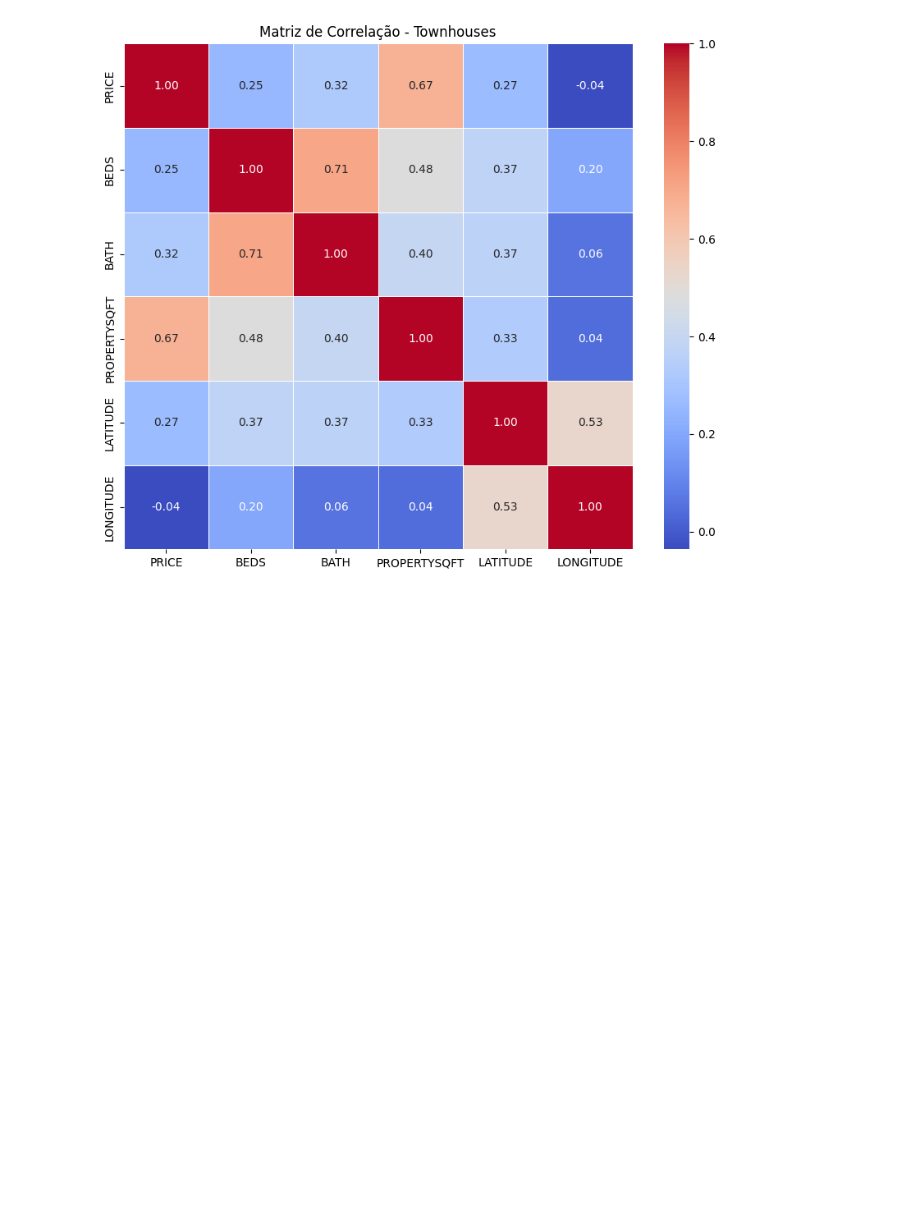
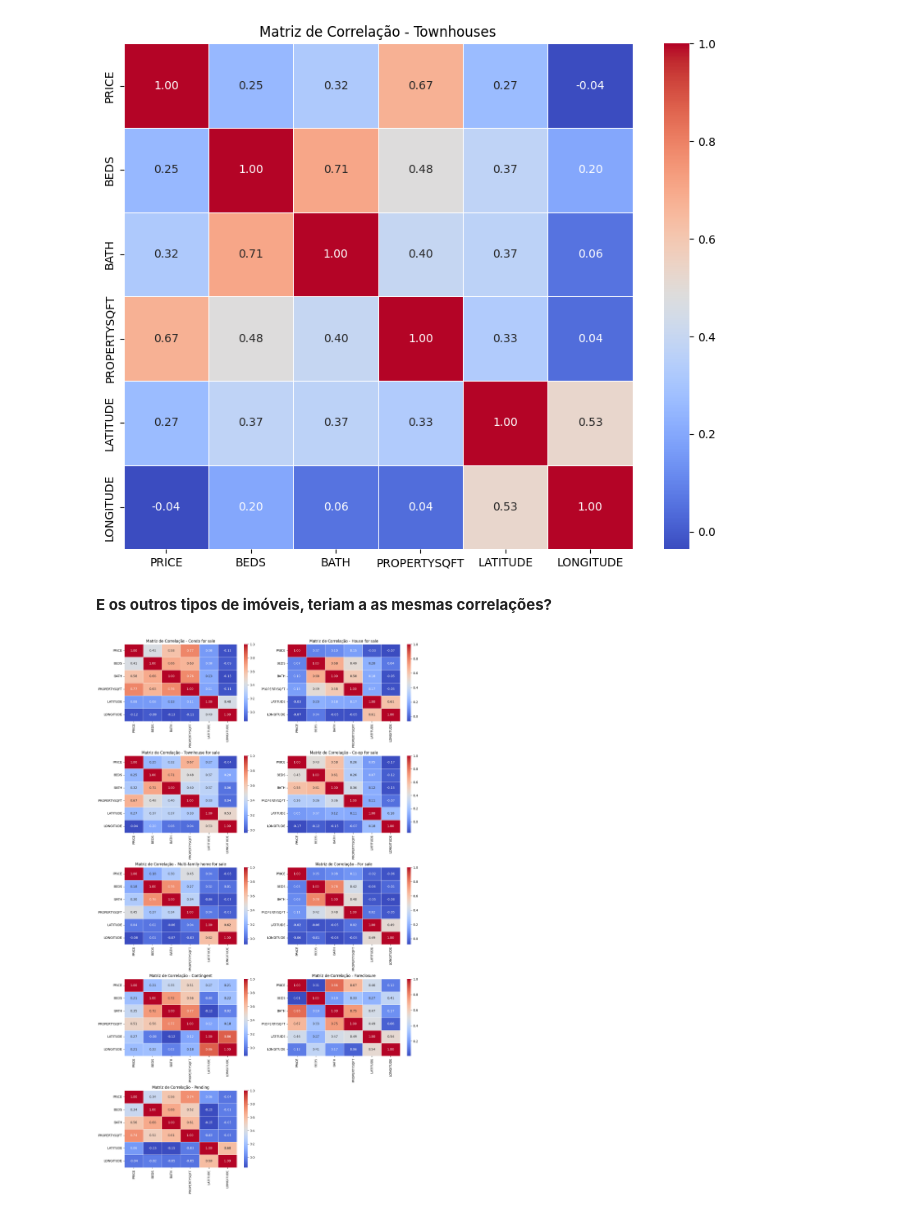
Before and after one commit to RenanYMartins/ADD-Trabalho1, a Jupyter notebook: Analise_Vendas_Automotivas.ipynb, the cells around one changed output. Drawn from its saved outputs; the diff is of its cells as text; code cells hidden in the pictures; blank space fills up the shorter version.

Commit message:
Correlação outros tipos e regressão linear

```diff
--- a/Analise_Vendas_Automotivas.ipynb
+++ b/Analise_Vendas_Automotivas.ipynb
@@ -417,3 +418,49 @@ plt.title('Matriz de Correlação - Townhouses')
 plt.show()
 # %% [output]
 [figure]
+# %% [markdown]
+**E os outros tipos de imóveis, teriam a as mesmas correlações?**
+# %%
+tipos_excluir = ['Mobile house for sale', 'Land for sale', 'Condop for sale', 'Coming Soon']
+
+tipos_imovel = [tipo for tipo in df['TYPE'].dropna().unique() if tipo not in tipos_excluir]
+
+n_cols = 2
+n = len(tipos_imovel)
+n_rows = int(np.ceil(n / n_cols))
+
+fig, axes = plt.subplots(n_rows, n_cols, figsize=(15, 5 * n_rows))
+
+axes = np.array(axes).reshape(n_rows, n_cols)
+
+for idx, tipo in enumerate(tipos_imovel):
+    row = idx // n_cols
+    col = idx % n_cols
+    ax = axes[row, col]
+
+    df_tipo = df[df['TYPE'].str.contains(tipo, case=False, na=False)]
+    corr_tipo = df_tipo.select_dtypes(include='number').corr()
+
+    if not corr_tipo.empty:
+        sns.heatmap(
+            corr_tipo,
+            annot=True,
+            cmap='coolwarm',
+            linewidths=0.5,
+            fmt='.2f',
+            ax=ax
+        )
+        ax.set_title(f'Matriz de Correlação - {tipo}')
+    else:
+        ax.axis('off')
+        ax.set_title(f'Sem dados numéricos - {tipo}')
+
+for i in range(idx + 1, n_rows * n_cols):
+    row = i // n_cols
+    col = i % n_cols
+    axes[row, col].axis('off')
+
+plt.tight_layout()
+plt.show()
+# %% [output]
+[figure, added]
```
Also changed, not shown: parts of 3 cells of this notebook.
